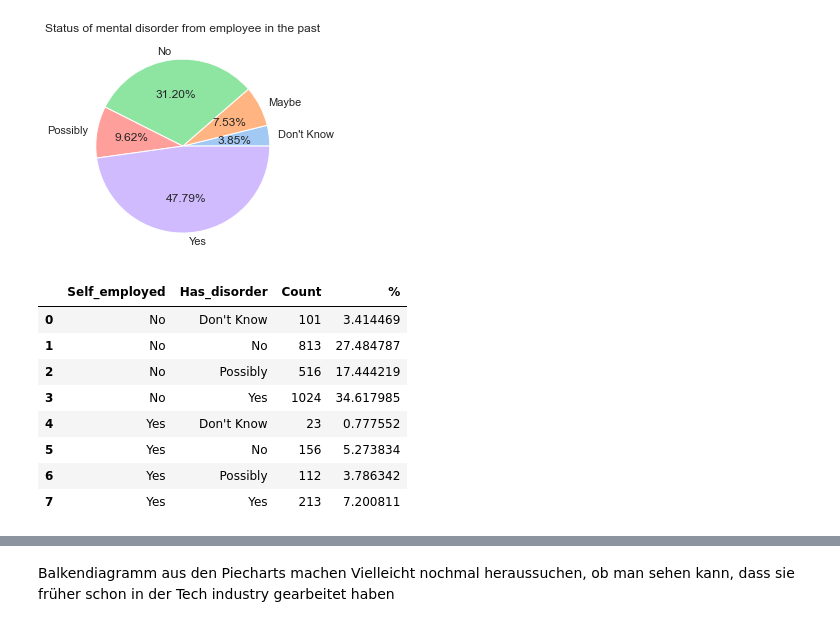
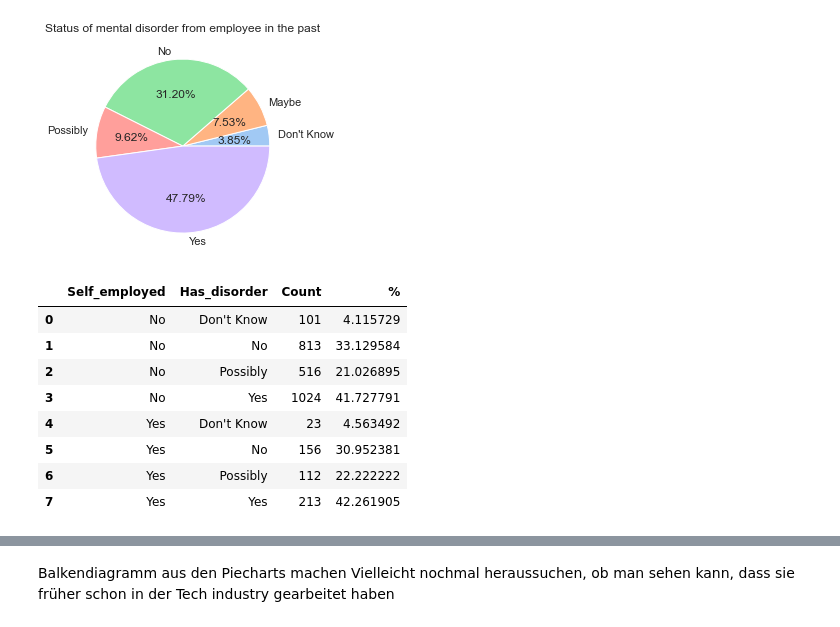
Before and after one commit to Selorikas/mental-health, a Jupyter notebook: mental-health.ipynb, the cells around one changed output, grey strips where cells are left out. Saved outputs shown, nothing was run; the diff lists cells and outputs as text; code cells hidden in the pictures.

```diff
--- a/mental-health.ipynb
+++ b/mental-health.ipynb
@@ -354,18 +354,17 @@ plt.show()
 # %%
 ## Self-employed and had metal disorder
 q5_q33 = pd.merge(q5, q33, on='UserID', how='inner')
 #Add Count and % Column
 self_employed_has_mental_disorder = q5_q33.groupby(['Self_employed', 'Has_disorder']).size().reset_index(name='Count')
-temp = self_employed_has_mental_disorder['Count'].sum()
-self_employed_has_mental_disorder['%'] = (self_employed_has_mental_disorder['Count'] / temp)*100
+self_employed_has_mental_disorder['%'] = append_count_in_percent_by_group(self_employed_has_mental_disorder, 'Self_employed')
 self_employed_has_mental_disorder
 # %% [output]
 |  | Self_employed | Has_disorder | Count | % |
-| 0 | No | Don't Know | 101 | 3.414469 |
-| 1 | No | No | 813 | 27.484787 |
-| 2 | No | Possibly | 516 | 17.444219 |
-| 3 | No | Yes | 1024 | 34.617985 |
-| 4 | Yes | Don't Know | 23 | 0.777552 |
-| 5 | Yes | No | 156 | 5.273834 |
-| 6 | Yes | Possibly | 112 | 3.786342 |
-| 7 | Yes | Yes | 213 | 7.200811 |
+| 0 | No | Don't Know | 101 | 4.115729 |
+| 1 | No | No | 813 | 33.129584 |
+| 2 | No | Possibly | 516 | 21.026895 |
+| 3 | No | Yes | 1024 | 41.727791 |
+| 4 | Yes | Don't Know | 23 | 4.563492 |
+| 5 | Yes | No | 156 | 30.952381 |
+| 6 | Yes | Possibly | 112 | 22.222222 |
+| 7 | Yes | Yes | 213 | 42.261905 |
```
Also changed, not shown: parts of 3 cells of this notebook.
